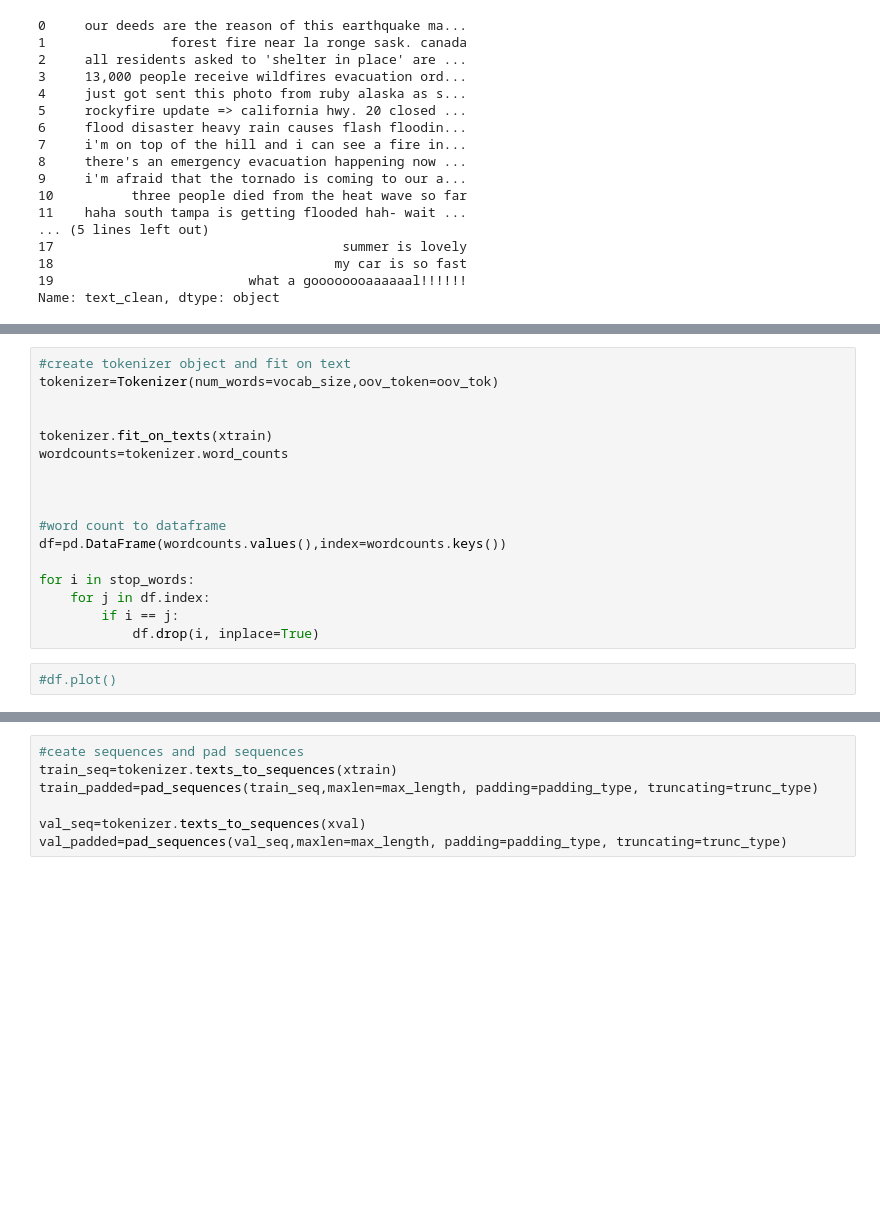
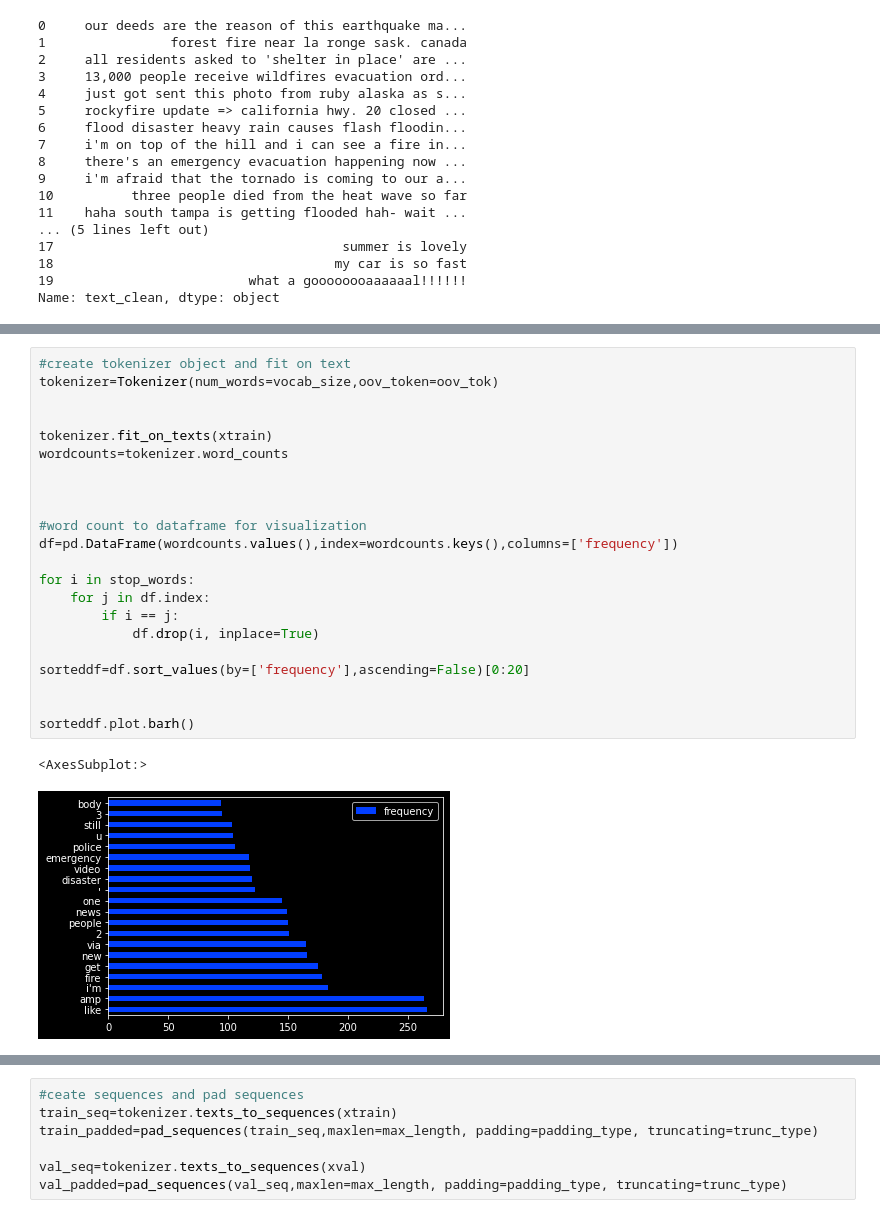
Before and after one commit to LRozeboom/nlp_disaster, a Jupyter notebook: disaster_analysis_tensorflow.ipynb, the cells around one changed output, grey strips where cells are left out. Saved outputs shown, nothing was run; the diff lists cells and outputs as text; blank space fills up the shorter version.

```diff
--- a/disaster_analysis_tensorflow.ipynb
+++ b/disaster_analysis_tensorflow.ipynb
@@ -213,19 +274,25 @@ xtrain
 # %%
 #create tokenizer object and fit on text
 tokenizer=Tokenizer(num_words=vocab_size,oov_token=oov_tok)
 
 
 tokenizer.fit_on_texts(xtrain)
 wordcounts=tokenizer.word_counts
 
 
 
-#word count to dataframe
-df=pd.DataFrame(wordcounts.values(),index=wordcounts.keys())
+#word count to dataframe for visualization
+df=pd.DataFrame(wordcounts.values(),index=wordcounts.keys(),columns=['frequency'])
 
 for i in stop_words:
     for j in df.index:
         if i == j:
             df.drop(i, inplace=True)
+
+sorteddf=df.sort_values(by=['frequency'],ascending=False)[0:20]
+
+
+sorteddf.plot.barh()
+# %% [output]
+<AxesSubplot:>
+[figure, added]
-# %%
-#df.plot()
```
Also changed, not shown: parts of 15 cells of this notebook, 1 other file.
